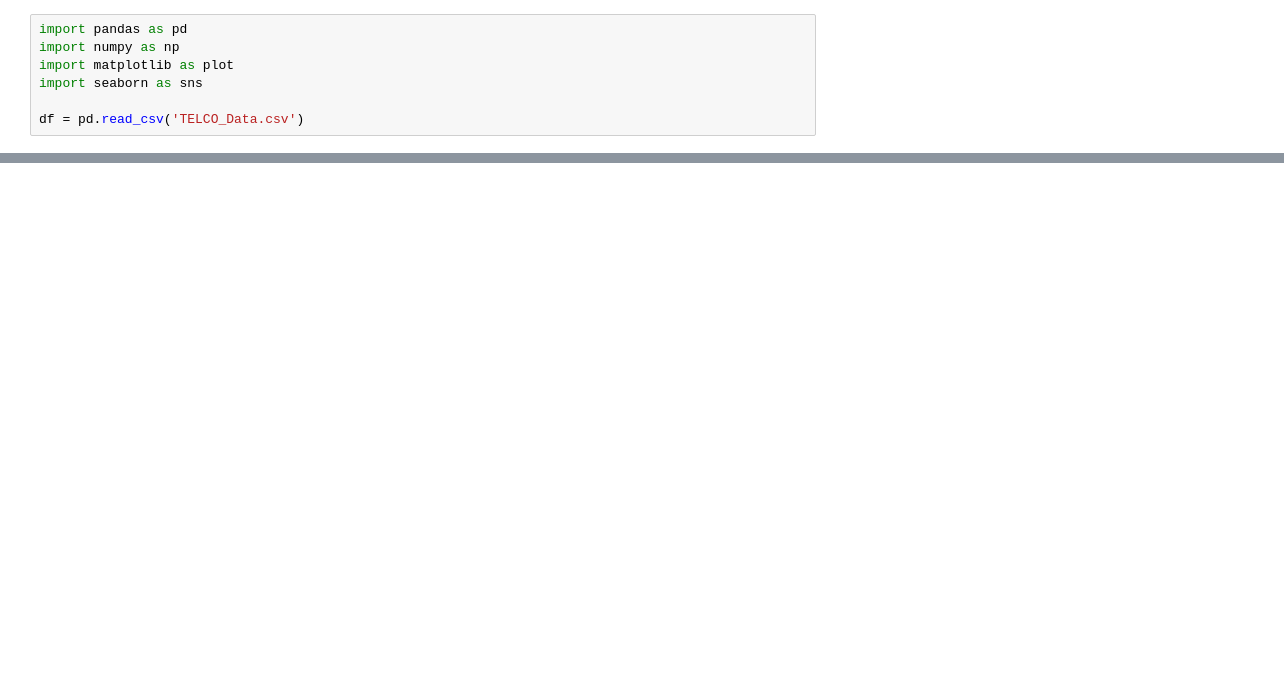
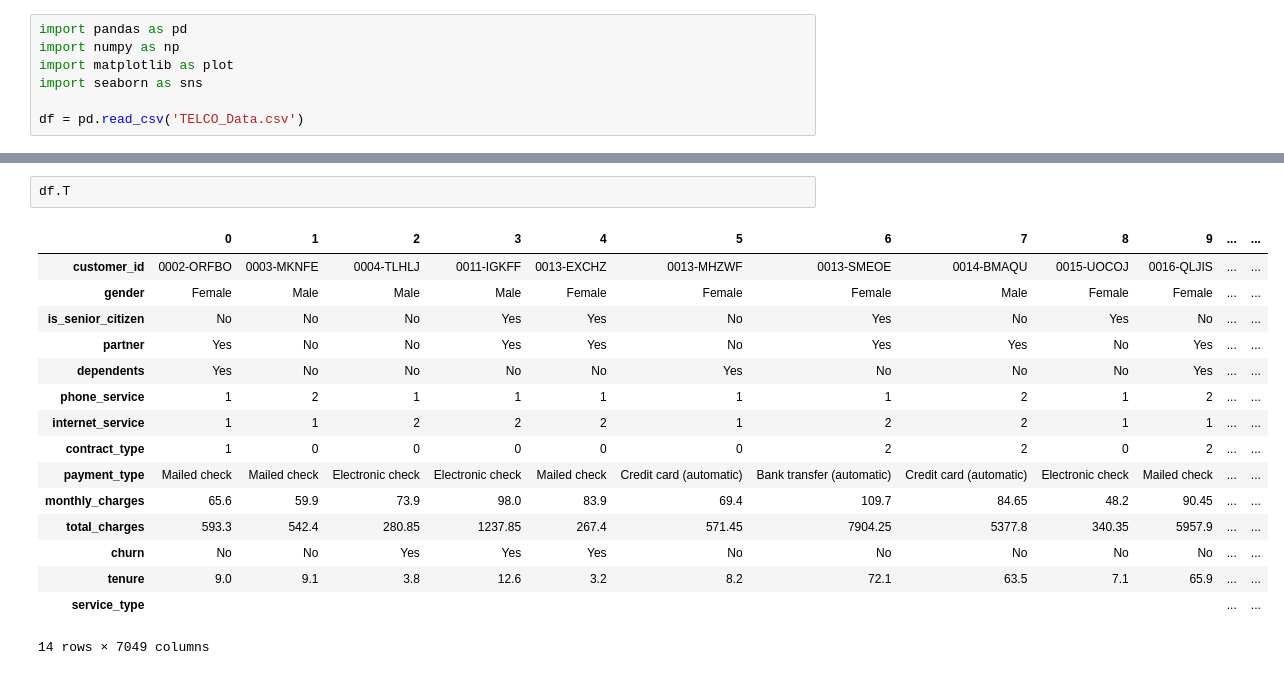
Before and after one commit to greg-maggard/analysis_and_storytelling, a Jupyter notebook: TELCO_churn_analysis.ipynb, the cells around one changed output, grey strips where cells are left out. Drawn from its saved outputs; the diff is of its cells as text; blank space fills up the shorter version.

```diff
--- a/TELCO_churn_analysis.ipynb
+++ b/TELCO_churn_analysis.ipynb
@@ -22,0 +57,19 @@ df = pd.read_csv('TELCO_Data.csv')
+# %%
+df.T
+# %% [output]
+|  | 0 | 1 | 2 | 3 | 4 | 5 | 6 | 7 | 8 | 9 | ... | ... |
+| customer_id | 0002-ORFBO | 0003-MKNFE | 0004-TLHLJ | 0011-IGKFF | 0013-EXCHZ | 0013-MHZWF | 0013-SMEOE | 0014-BMAQU | 0015-UOCOJ | 0016-QLJIS | ... | ... |
+| gender | Female | Male | Male | Male | Female | Female | Female | Male | Female | Female | ... | ... |
+| is_senior_citizen | No | No | No | Yes | Yes | No | Yes | No | Yes | No | ... | ... |
+| partner | Yes | No | No | Yes | Yes | No | Yes | Yes | No | Yes | ... | ... |
+| dependents | Yes | No | No | No | No | Yes | No | No | No | Yes | ... | ... |
+| phone_service | 1 | 2 | 1 | 1 | 1 | 1 | 1 | 2 | 1 | 2 | ... | ... |
+| internet_service | 1 | 1 | 2 | 2 | 2 | 1 | 2 | 2 | 1 | 1 | ... | ... |
+| contract_type | 1 | 0 | 0 | 0 | 0 | 0 | 2 | 2 | 0 | 2 | ... | ... |
+| payment_type | Mailed check | Mailed check | Electronic check | Electronic check | Mailed check | Credit card (automatic) | Bank transfer (automatic) | Credit card (automatic) | Electronic check | Mailed check | ... | ... |
+| monthly_charges | 65.6 | 59.9 | 73.9 | 98.0 | 83.9 | 69.4 | 109.7 | 84.65 | 48.2 | 90.45 | ... | ... |
+| total_charges | 593.3 | 542.4 | 280.85 | 1237.85 | 267.4 | 571.45 | 7904.25 | 5377.8 | 340.35 | 5957.9 | ... | ... |
+| churn | No | No | Yes | Yes | Yes | No | No | No | No | No | ... | ... |
+| tenure | 9.0 | 9.1 | 3.8 | 12.6 | 3.2 | 8.2 | 72.1 | 63.5 | 7.1 | 65.9 | ... | ... |
+| service_type |  |  |  |  |  |  |  |  |  |  | ... | ... |
+14 rows × 7049 columns
```
Also changed, not shown: parts of 19 cells of this notebook.
